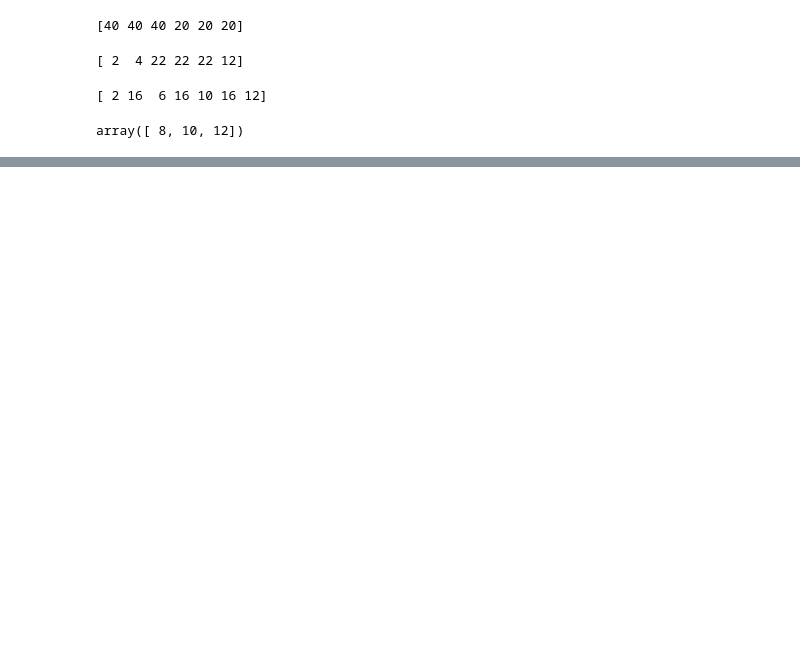
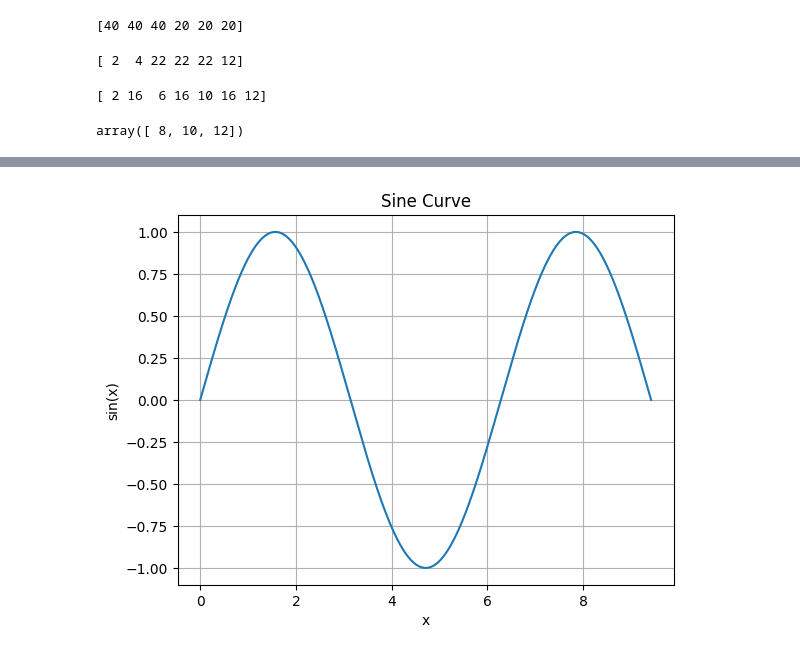
Before and after one commit to yassinebenacha/Machine-Learning, a Jupyter notebook: Untitled10.ipynb, the cells around one changed output, grey strips where cells are left out. Cells and saved outputs as stored; diff of their text form; code cells hidden in the pictures; blank space fills up the shorter version.

```diff
--- a/Untitled10.ipynb
+++ b/Untitled10.ipynb
@@ -304,0 +531,17 @@ array([12,  8,  4])
+# %%
+import numpy as np
+import matplotlib.pyplot as plt
+
+# Create data points
+x = np.linspace(0, 3*np.pi, 1000)
+y = np.sin(x)
+
+# Plot the sine curve
+plt.plot(x, y)
+plt.xlabel('x')
+plt.ylabel('sin(x)')
+plt.title('Sine Curve')
+plt.grid(True)
+plt.show()
+# %% [output]
+[figure, added]
```
Also changed, not shown: parts of 58 cells of this notebook.
